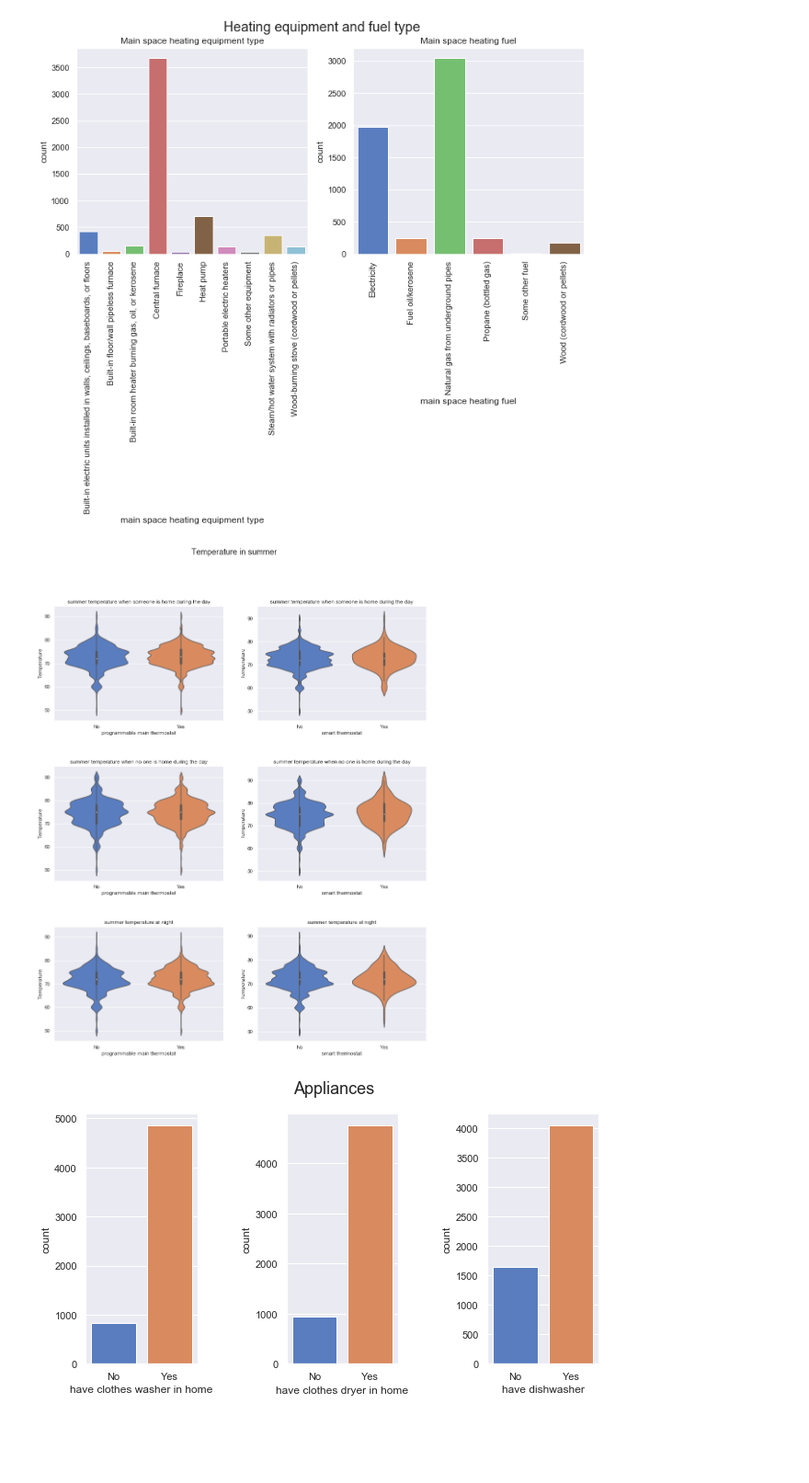
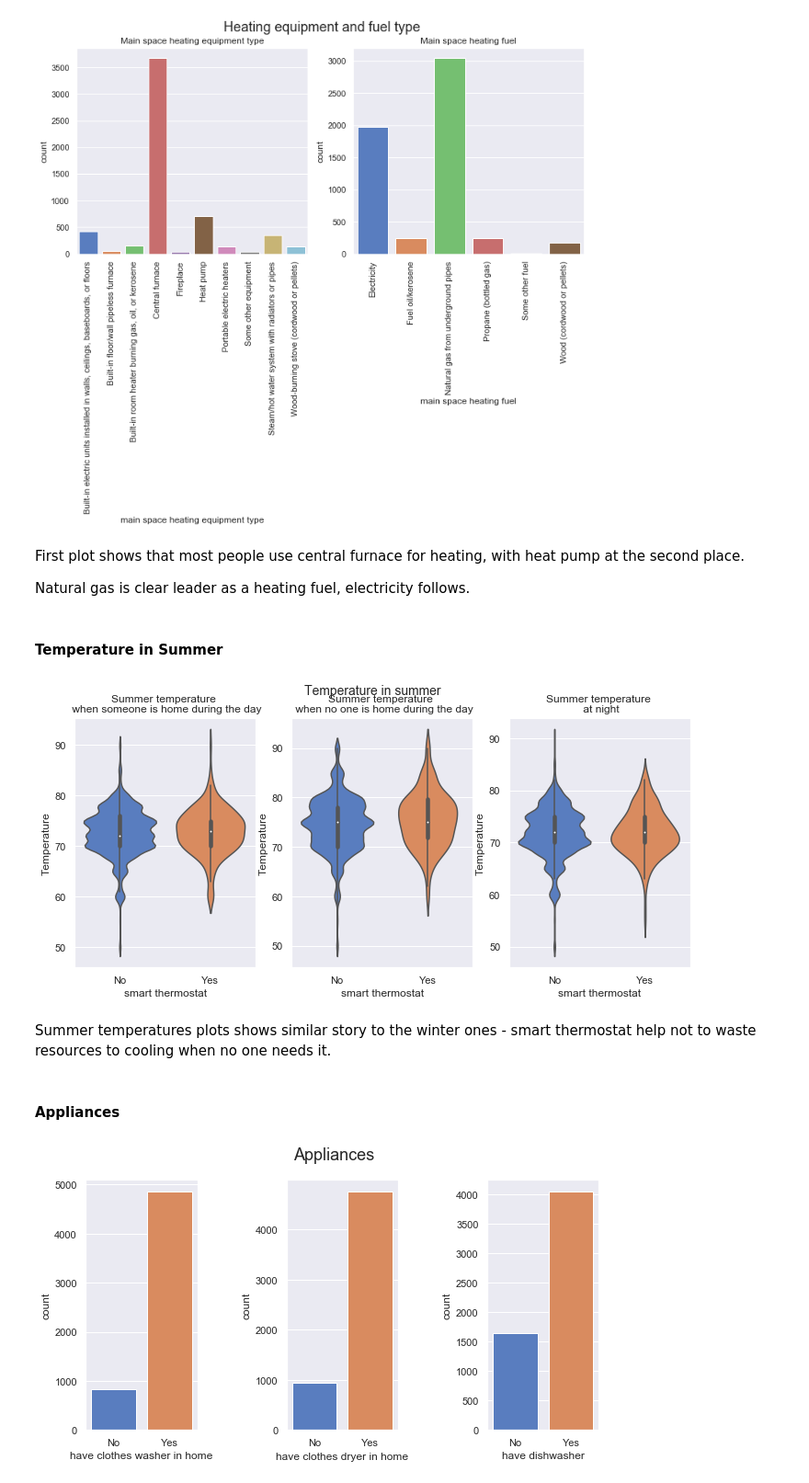
Before and after one commit to JuliaZozulia/Predicting_utilitiy_cost, a Jupyter notebook: Predicting residential utility costs based on attributes of the house .ipynb, the cells around one changed output. Shown at 92% size. Cells and saved outputs as stored; diff of their text form; code cells hidden in the pictures; blank space fills up the shorter version.

Commit message:
visualization story

```diff
--- a/Predicting residential utility costs based on attributes of the house .ipynb
+++ b/Predicting residential utility costs based on attributes of the house .ipynb
@@ -298,12 +292 @@ from sklearn.preprocessing import StandardScaler, OneHotEncoder
-# %%
-numeric_features = X.select_dtypes(exclude=['category']).columns
-numeric_transformer = Pipeline(steps=[('scaler', StandardScaler())])
-
-preprocessor = ColumnTransformer(
-    transformers=[('num', numeric_transformer, numeric_features)])
-X.loc[:,numeric_features]  = preprocessor.fit_transform(X)
-# %%
-categorical_features = X.select_dtypes(include=['category']).columns
-X = pd.get_dummies(X, columns=categorical_features,
-                   drop_first=True, dummy_na=False)
 # %% [markdown]
@@ -498,72 +507,48 @@ plt.title("Main space heating fuel")
 plt.show()
 # %% [output]
 [figure]
+# %% [markdown]
+First plot shows that most people use central furnace for heating, with heat pump at the second place.
+
+Natural gas is clear leader as a heating fuel, electricity follows.
+# %% [markdown]
+#### Temperature in Summer
 # %%
 X_cooled = X[X['air conditioning equipment used']=='Yes']
 # %%
-plt.subplots(3, 2, figsize=(15, 18))
-plt.suptitle("Temperature in summer", fontsize = 18)
-plt.subplots_adjust(wspace=0.2, hspace=0.4)
+plt.subplots(1, 3, figsize=(12, 5))
+plt.suptitle("Temperature in summer", fontsize=14)
 
-plt.subplot(321)
-sns.violinplot(
-    y="summer temperature when someone is home during the day",
-    x="programmable main thermostat",
-    data=X_cooled,
-)
-plt.title("summer temperature when someone is home during the day")
-plt.ylabel("Temperature")
-
-plt.subplot(323)
-sns.violinplot(
-    y="summer temperature when no one is home during the day",
-    x="programmable main thermostat",
-    data=X_cooled,
-)
-plt.title("summer temperature when no one is home during the day")
-plt.ylabel("Temperature")
-
-plt.subplot(325)
-sns.violinplot(
-    y="summer temperature at night",
-    x="programmable main thermostat",
-    data=X_cooled,
-)
-plt.title("summer temperature at night")
-plt.ylabel("Temperature")
-
-
-
-plt.subplot(322)
+plt.subplot(131)
 sns.violinplot(
     y="summer temperature when someone is home during the day",
     x="smart thermostat",
     data=X_cooled,
 )
-plt.title("summer temperature when someone is home during the day")
+plt.title("Summer temperature \n when someone is home during the day")
 plt.ylabel("Temperature")
 
-plt.subplot(324)
+plt.subplot(132)
 sns.violinplot(
     y="summer temperature when no one is home during the day",
     x="smart thermostat",
     data=X_cooled,
 )
-plt.title("summer temperature when no one is home during the day")
+plt.title("Summer temperature \n when no one is home during the day")
 plt.ylabel("Temperature")
 
-plt.subplot(326)
-sns.violinplot(
-    y="summer temperature at night",
-    x="smart thermostat",
-    data=X_cooled,
-)
-plt.title("summer temperature at night")
+plt.subplot(133)
+sns.violinplot(y="summer temperature at night", x="smart thermostat", data=X_cooled)
+plt.title("Summer temperature \n at night")
 plt.ylabel("Temperature")
 
 plt.show()
 # %% [output]
-[figure, old version]
+[figure, new version]
+# %% [markdown]
+Summer temperatures plots shows similar story to the winter ones - smart thermostat help not to waste resources to cooling when no one needs it.
+# %% [markdown]
+#### Appliances
 # %%
 plt.subplots(1, 3, figsize=(10, 5))
 plt.suptitle("Appliances", fontsize=18)
```
Also changed, not shown: parts of 16 cells of this notebook.
